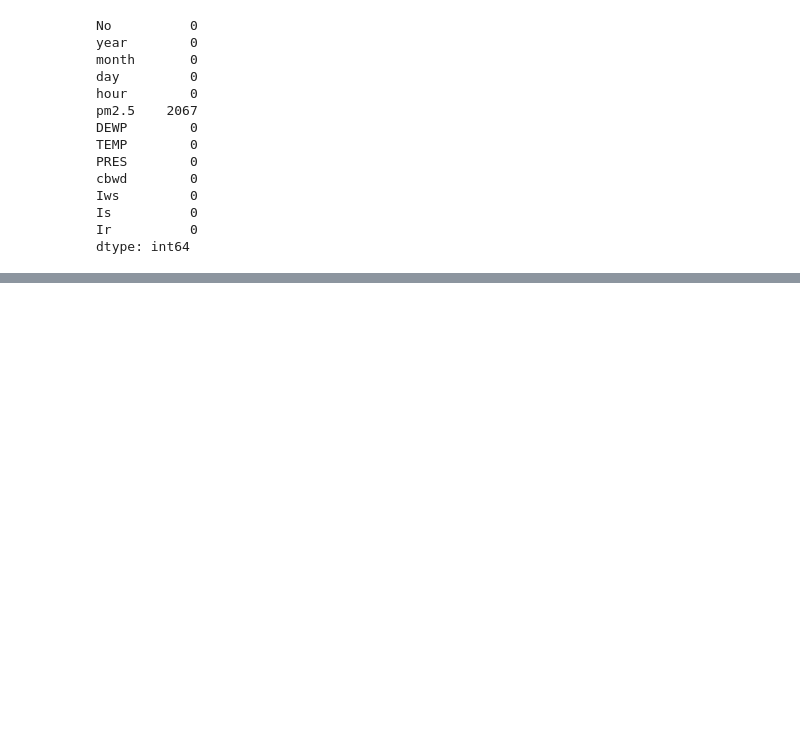
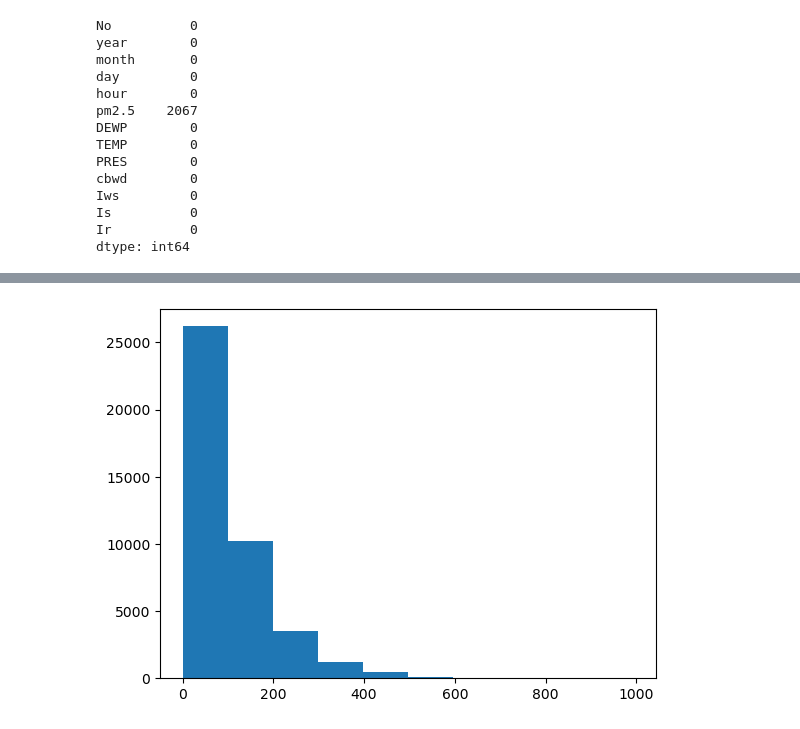
Before and after one commit to TimiNiyi/Air-quality-forecast-prediction-model, a Jupyter notebook: Data Cleaning and exploration with MongoDB.ipynb, the cells around one changed output, grey strips where cells are left out. Drawn from its saved outputs; the diff is of its cells as text; code cells hidden in the pictures; blank space fills up the shorter version.

```diff
--- a/Data Cleaning and exploration with MongoDB.ipynb
+++ b/Data Cleaning and exploration with MongoDB.ipynb
@@ -59,0 +144,4 @@ dtype: int64
+# %%
+df["timestamp"] = pd.to_datetime(
+    df[["year", "month", "day", "hour"]]
+)
@@ -59,0 +179,2 @@ dtype: int64
+# %%
+df = df.sort_values("timestamp").reset_index(drop=True)
@@ -59,0 +421,4 @@ dtype: int64
+# %%
+plt.hist(df["pm2.5"]);
+# %% [output]
+[figure, added]
```
Also changed, not shown: parts of 42 cells of this notebook.
